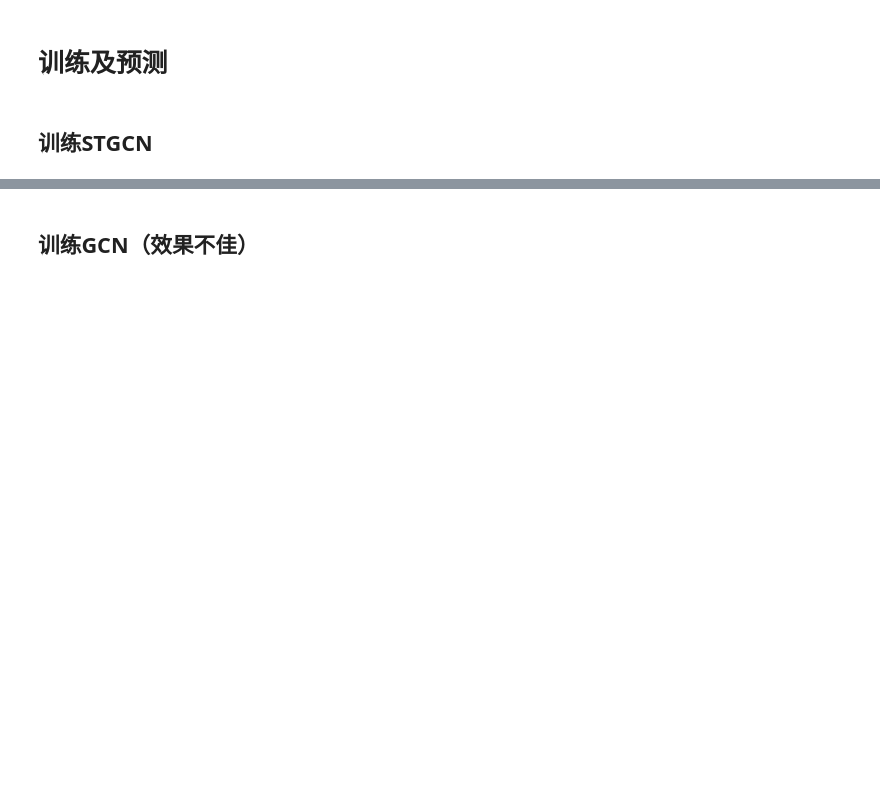
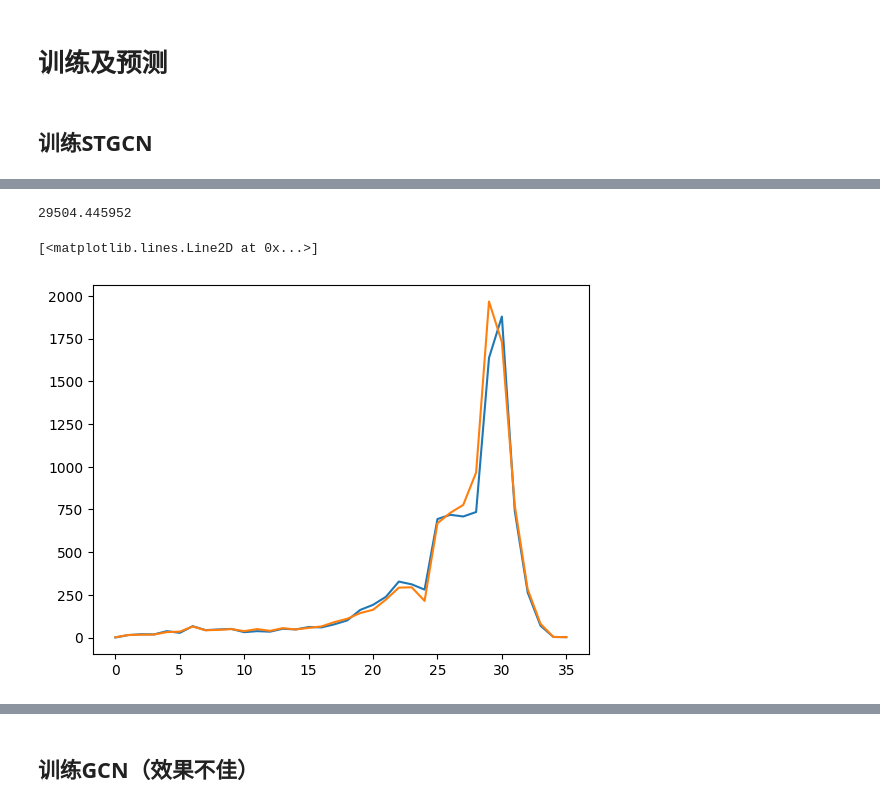
Before and after one commit to Africar-Lee/CTS-transmit, a Jupyter notebook: test_main.ipynb, the cells around one changed output, grey strips where cells are left out. Cells and saved outputs as stored; diff of their text form; code cells hidden in the pictures; blank space fills up the shorter version.

```diff
--- a/test_main.ipynb
+++ b/test_main.ipynb
@@ -453,17 +665,14 @@ np.float64(0.0)
-# %%
-qq = []
-for i in sta_info_for_adj.groupby(["abs_date","time_point"]):
-    qq.append(i)
 # %% [markdown]
 ## 转换格式以适配STGCN
 # %%
 # 将datainput中的数据转换为STGCN能用的格式
 
-traning_data = data_input[:-48]
+traning_data = data_input
 time_nodes_features = []
 for i in range(len(traning_data)):
     time_nodes_features.append(traning_data[i].x)
 time_nodes_features = torch.stack(time_nodes_features)
+
 nodes_time_features = time_nodes_features.permute(1, 0, 2)
 STGCNX = nodes_time_features.unsqueeze(0)
 time_nodes_labels = []
@@ -499,6 +720,7 @@ torch.Size([1, 285, 288, 4])
 # STGCNX = torch.from_numpy(tmp_array_x)
 # STGCNX = STGCNX.squeeze(1) # .permute(0, 4, 2, 3, 1)
 
-STGCNY = STGCNY.view(1, 285, 6, 48, 1).permute(2, 1, 3, 4, 0).squeeze(-1)
-STGCNX = STGCNX.view(1, 285, 6, 48, 4).permute(2, 1, 3, 4, 0).squeeze(-1)
-STGCNY.shape
+STGCNY = STGCNY.reshape(1, 285, 9, 36, 1).permute(2, 1, 3, 4, 0).squeeze(-1)
+STGCNX = STGCNX.reshape(1, 285, 9, 36, 8).permute(2, 1, 3, 4, 0).squeeze(-1)
+STGCNY_test= STGCNY_test.reshape(1, 285, 4, 36, 1).permute(2, 1, 3, 4, 0).squeeze(-1)
+STGCNX_test = STGCNX_test.reshape(1, 285, 4, 36, 8).permute(2, 1, 3, 4, 0).squeeze(-1)
@@ -519,0 +735,12 @@ torch.Size([6, 285, 48, 1])
+# %%
+input_x = STGCNX[:]
+input_y = STGCNY[:]
+
+input_x_time = input_x[:, :, :, :-1]
+input_x_event = input_x[:, :, :, -1:]
+
+pred_x = STGCNX[-1].unsqueeze(0)
+pred_x_time = pred_x[:, :, :, :-1]
+pred_x_event = pred_x[:, :, :, -1:]
+
+true_y = STGCNY[-1].unsqueeze(0)
@@ -569,0 +872,12 @@ Error:
+# %%
+torch.cuda.max_memory_allocated() / 1000000
+# %% [output]
+29504.445952
+# %%
+model.eval()
+plt.plot(true_y[0,0,:,0])
+predicted_y = model(pred_x_time.to("cuda"), pred_x_event.to('cuda'), edge_index)
+plt.plot(predicted_y[0,0,:,0].cpu().detach().numpy())
+# %% [output]
+[<matplotlib.lines.Line2D at 0x...>]
+[figure, added]
```
Also changed, not shown: parts of 42 cells of this notebook, 5 other files.
